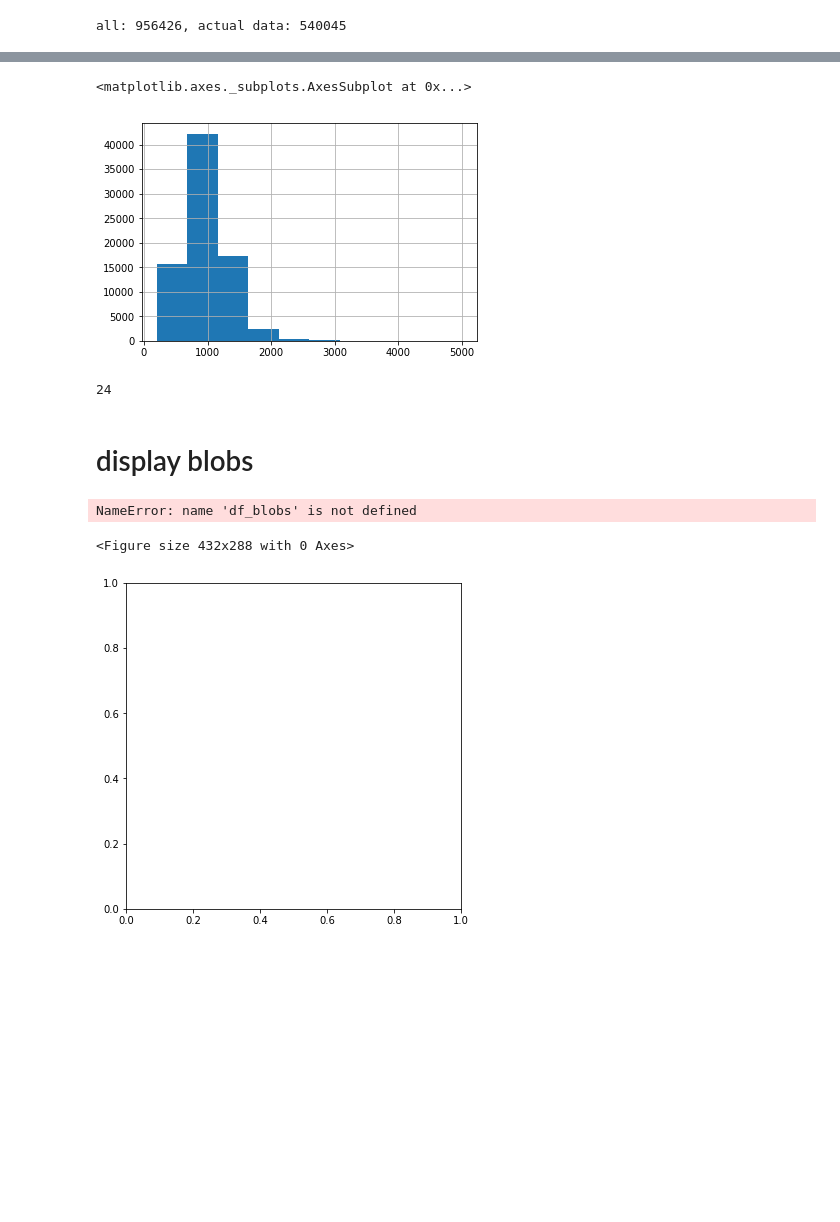
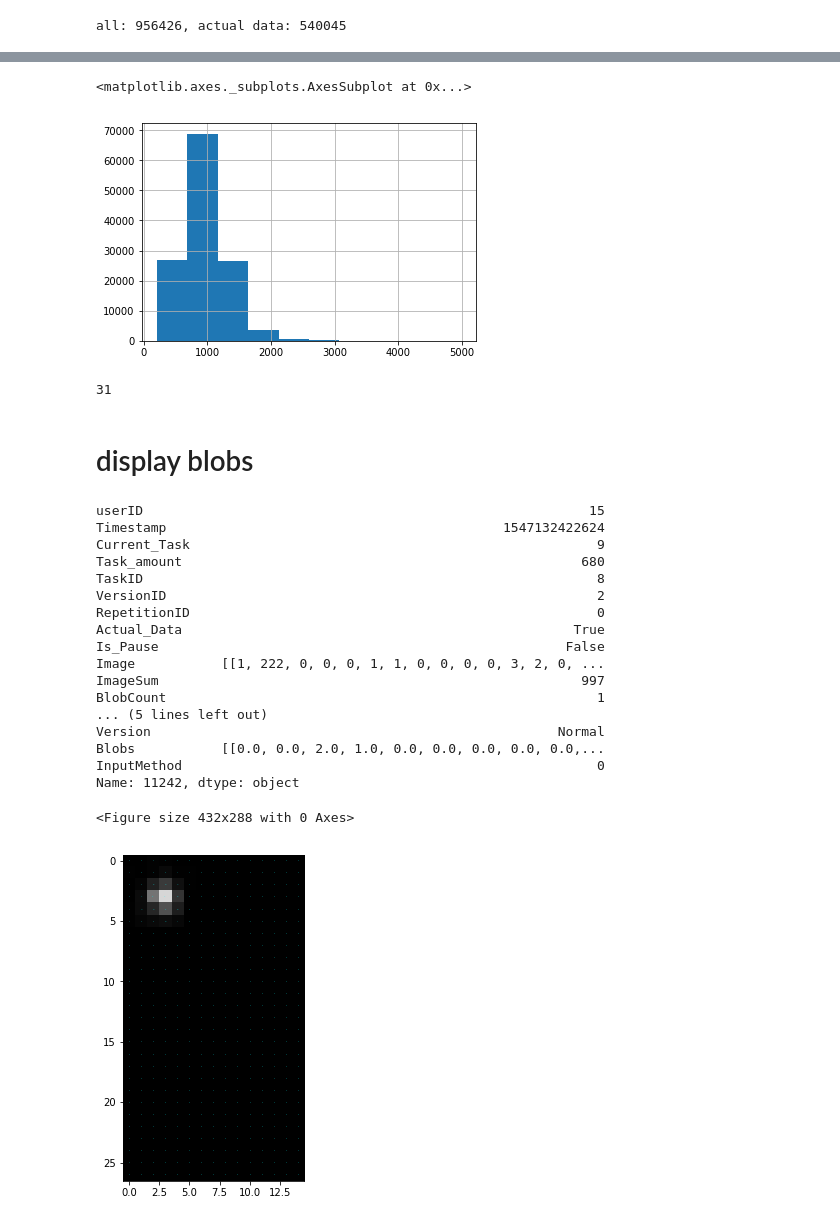
Before and after one commit to robsch94/FaPraKnuckleInput, a Jupyter notebook: Jupyter/Step_2_PreprocessData.ipynb, the cells around one changed output, grey strips where cells are left out. Saved outputs shown, nothing was run; the diff lists cells and outputs as text; code cells hidden in the pictures; blank space fills up the shorter version.

```diff
--- a/Jupyter/Step_2_PreprocessData.ipynb
+++ b/Jupyter/Step_2_PreprocessData.ipynb
@@ -134,7 +149,7 @@ def detect_blobs(image, task):
     #image = e.Image
     large = np.ones((29,17), dtype=np.uint8)
     large[1:28,1:16] = np.copy(image)
-    temp, thresh = cv2.threshold(cv2.bitwise_not(large), 200, 255, cv2.THRESH_BINARY)
+    temp, thresh = cv2.threshold(cv2.bitwise_not(large), 205, 255, cv2.THRESH_BINARY)
     im2, contours, hierarchy = cv2.findContours(thresh, cv2.RETR_TREE, cv2.CHAIN_APPROX_SIMPLE)
     contours = [a for a in contours if cv2.contourArea(a) > 5 and cv2.contourArea(a) < 255]
     lstBlob  = []
@@ -235,13 +250,13 @@ Name: BlobSum, dtype: float64
 df.BlobSum.hist()
 # %% [output]
 <matplotlib.axes._subplots.AxesSubplot at 0x...>
-[figure, old version]
+[figure, new version]
 # %%
 #Small / Blobs where the pixels are only a "little" hit
 dfX = df[df.BlobSum <= 255]
 len(dfX)
 # %% [output]
-24
+31
 # %%
 #Augmenting by flipping in both axis (datax4)
 df["Version"] = "Normal"
@@ -287,18 +302,35 @@ df[["userID", "TaskID", "Version", "Blobs", "InputMethod", "BlobArea"]].to_pickl
 # %%
 plt.clf()
 plt.figure(figsize=(6, 6))
 ax = plt.gca()
-data_point = 1000
-data = df_blobs.Blobs.iloc[data_point][0]
+data_point = 100
+data = df.Blobs.iloc[data_point]
+print(df.iloc[data_point])
 plt.imshow(data, cmap='gray', vmin=0, vmax=255)
 # Loop over data dimensions and create text annotations.
 for i in range(0, data.shape[0]):
     for j in range(0, data.shape[1]):
         text = ax.text(j, i, int(data[i, j]),
                        ha="center", va="center", color="cyan", fontsize=1)
 # plt.savefig("input.png", bbox_inches='tight')
 plt.show()
 # %% [output]
-NameError: name 'df_blobs' is not defined
+userID                                                         15
+Timestamp                                           1547132422624
+Current_Task                                                    9
+Task_amount                                                   680
+TaskID                                                          8
+VersionID                                                       2
+RepetitionID                                                    0
+Actual_Data                                                  True
+Is_Pause                                                    False
+Image           [[1, 222, 0, 0, 0, 1, 1, 0, 0, 0, 0, 3, 2, 0, ...
+ImageSum                                                      997
+BlobCount                                                       1
+... (5 lines left out)
+Version                                                    Normal
+Blobs           [[0.0, 0.0, 2.0, 1.0, 0.0, 0.0, 0.0, 0.0, 0.0,...
+InputMethod                                                     0
+Name: 11242, dtype: object
 <Figure size 432x288 with 0 Axes>
-[figure, old version]
+[figure, new version]
```
Also changed, not shown: parts of 14 cells of this notebook, 2 other files.
